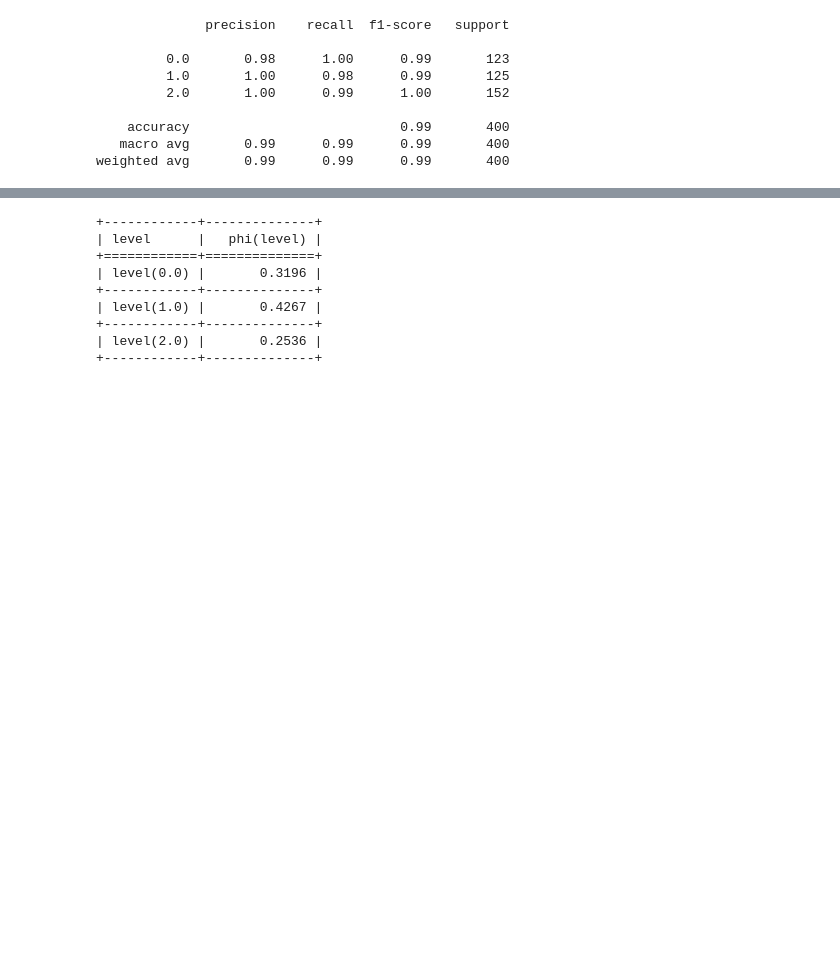
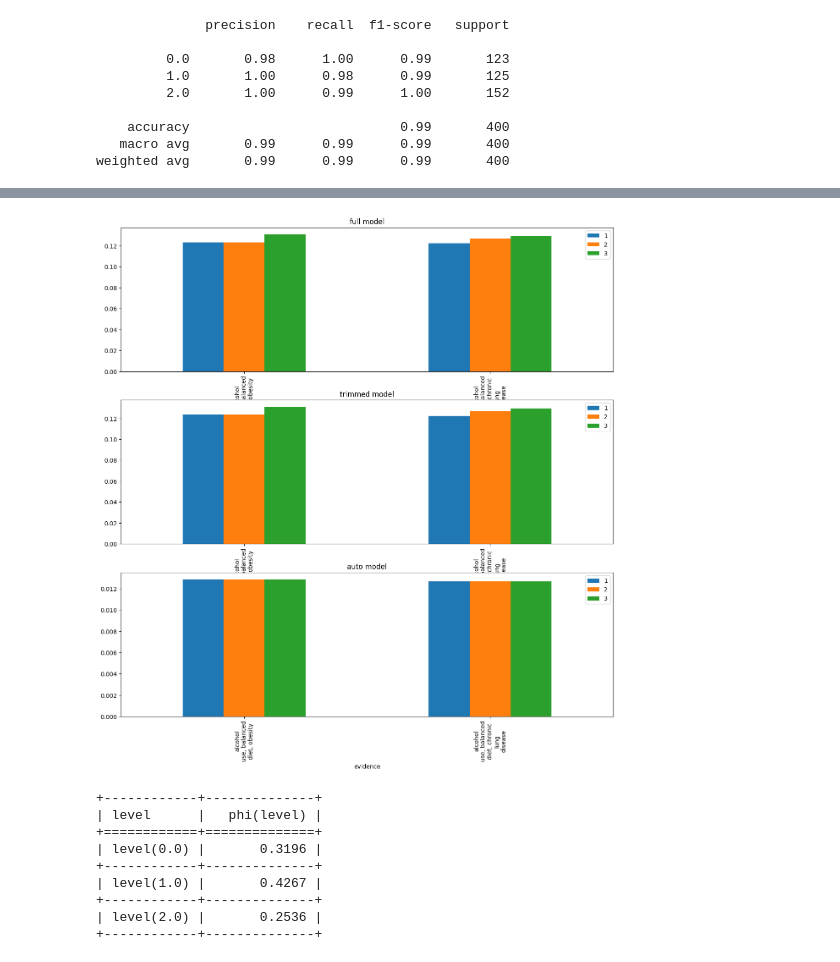
Before and after one commit to SeppiaBrilla/FAIKR_2023_MOD_3_Project, a Jupyter notebook: FAIRK_2023_MOD_3_Project.ipynb, the cells around one changed output, grey strips where cells are left out. Cells and saved outputs as stored; diff of their text form; code cells hidden in the pictures; blank space fills up the shorter version.

Commit message:
added query

```diff
--- a/FAIRK_2023_MOD_3_Project.ipynb
+++ b/FAIRK_2023_MOD_3_Project.ipynb
@@ -308,23 +298,27 @@ for ax, res in zip(axes, results):
 # %%
-evidences = [{'air\npollution':6}, {'passive\nsmoker':6}, {'smoking':6}, {'chronic\nlung\ndisease':6}, {'occupational\nhazards':6}, {'genetic\nrisk':6}]
-query = ['level']
-results_full = {'values':[], 'name': 'full'}
-results_trimmed = {'values':[], 'name': 'trimmed'}
-results_auto = {'values':[], 'name': 'auto'}
+evidences = [{'alcohol\nuse':6, 'balanced\ndiet': 5, 'obesity': 5}, {'alcohol\nuse':6, 'balanced\ndiet': 5, 'chronic\nlung\ndisease': 5}]
+query = ['shortness\nof\nbreath']
+results_breath_full = []
+results_breath_trimmed = []
+results_breath_auto = []
 for ev in evidences:
     full = full_bn_inference.query(query, evidence=ev)
     trimmed = trimmed_bn_inference.query(query, evidence=ev)
     auto = auto_bn_inference.query(query, evidence=ev)
-    result_full = {'evidence' : list(ev.keys())[0]}
-    result_trimmed = {'evidence' : list(ev.keys())[0]}
-    result_auto = {'evidence' : list(ev.keys())[0]}
+    result_full = {'evidence' : ', '.join(list(ev.keys()))}
+    result_trimmed = {'evidence' : ', '.join(list(ev.keys()))}
+    result_auto = {'evidence' : ', '.join(list(ev.keys()))}
     for q_r in [0,1,2]:
         result_full[q_r + 1] = full.values[q_r]
         result_trimmed[q_r + 1] = trimmed.values[q_r]
         result_auto[q_r + 1] = auto.values[q_r]
-    results_full['values'].append(result_full)
-    results_trimmed['values'].append(result_trimmed)
-    results_auto['values'].append(result_auto)
+    results_breath_full.append(result_full)
+    results_breath_trimmed.append(result_trimmed)
+    results_breath_auto.append(result_auto)
+
+multi_bar_plot([results_breath_full, results_breath_trimmed, results_breath_auto], ['full model', 'trimmed model', 'auto model'], 'evidence')
+# %% [output]
+[figure, added]
 # %%
 # Query example
 evidence = {'chest\npain':4, 'age': 1} # age = child
```
Also changed, not shown: parts of 5 cells of this notebook, 1 other file.
